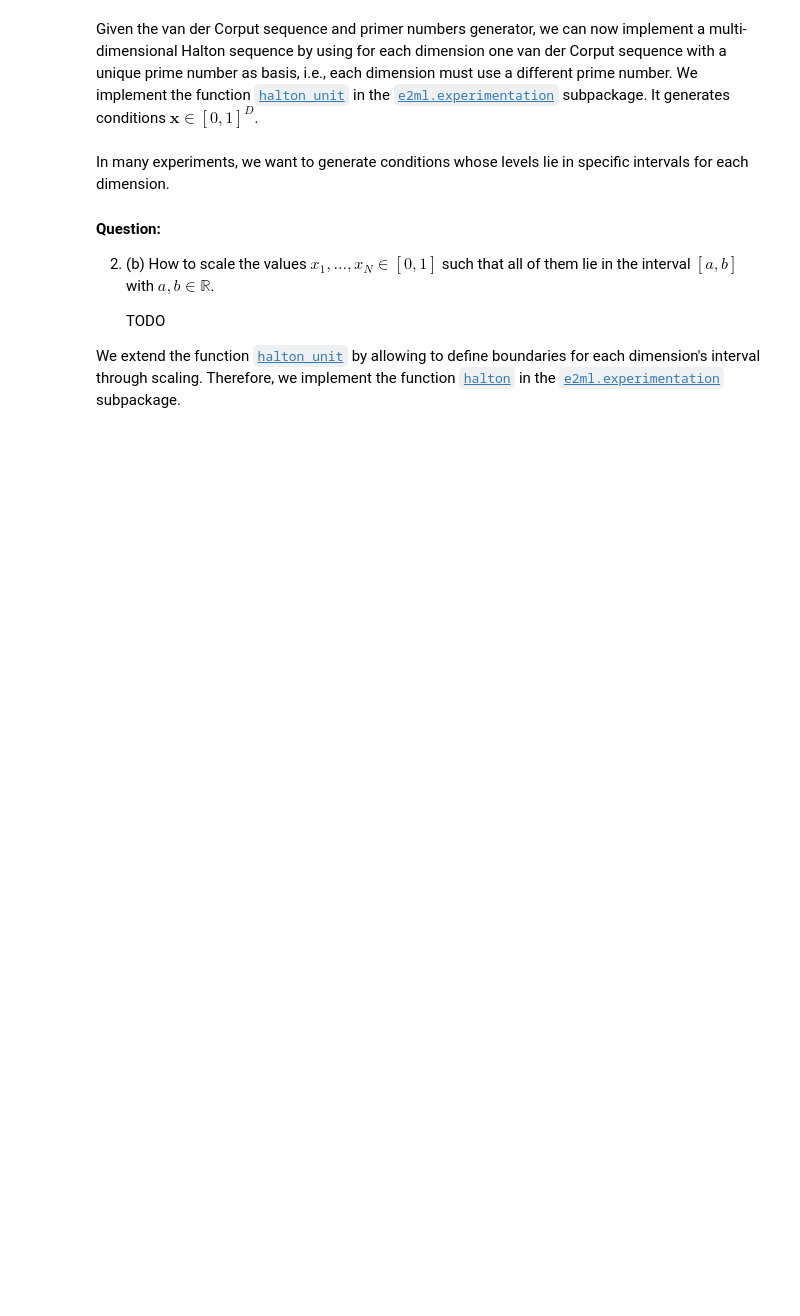
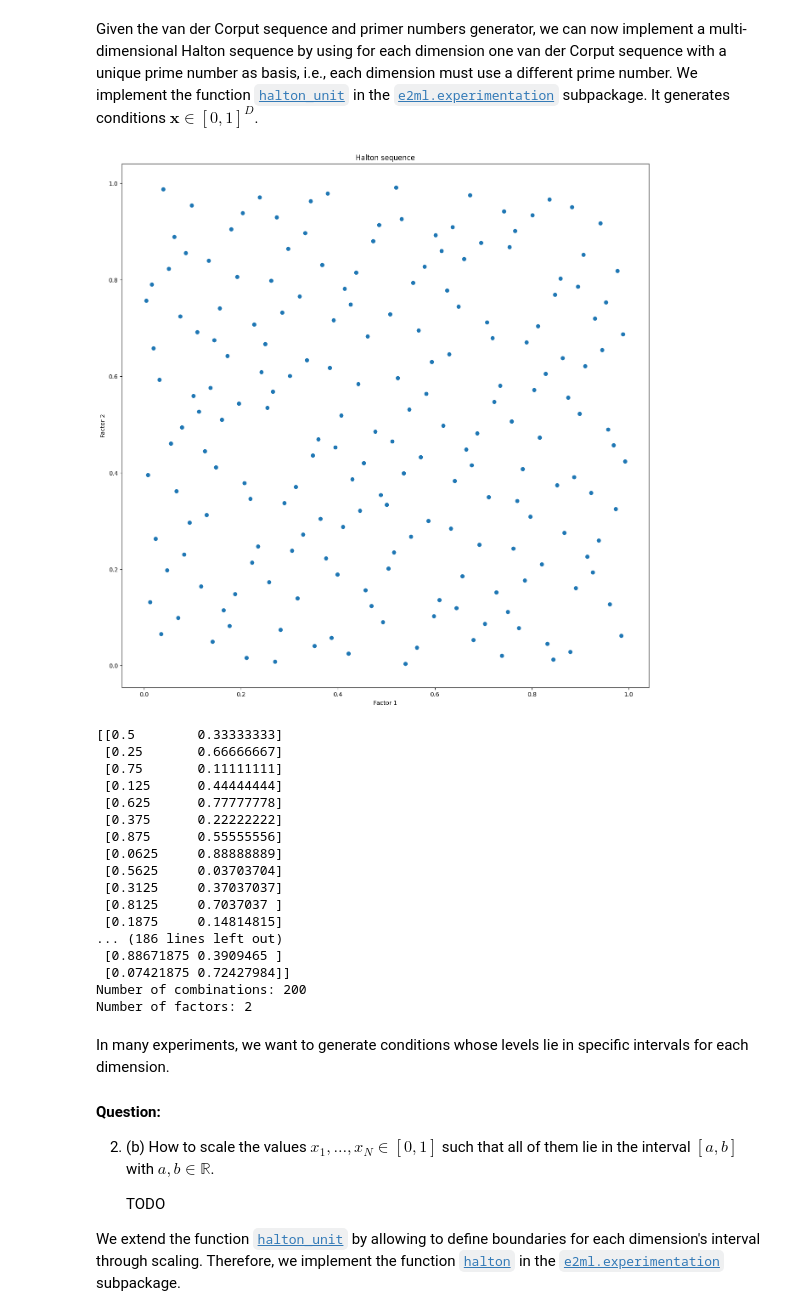
Before and after one commit to Liphip/e2ml, a Jupyter notebook: notebooks/06_classic_doe_II.ipynb, the cells around one changed output. Cells and saved outputs as stored; diff of their text form; code cells hidden in the pictures; blank space fills up the shorter version.

```diff
--- a/notebooks/06_classic_doe_II.ipynb
+++ b/notebooks/06_classic_doe_II.ipynb
@@ -115,3 +196,43 @@ from e2ml.experimentation import halton_unit
+# %%
+from e2ml.experimentation import halton_unit
+# Generate 200 two-dimensional conditions as `X` with the Halton sequence.
+X = halton_unit(200, 2)
+
+# Plot generated conditions.
+fig = plt.figure(figsize=(16, 16))
+plt.plot(X[:,0], X[:,1], 'o')
+plt.xlabel('Factor 1')
+plt.ylabel('Factor 2')
+plt.title('Halton sequence')
+plt.show()
+
+# Print the design matrix
+print(X)
+
+# Print the number of combinations
+print(f'Number of combinations: {X.shape[0]}')
+
+# Print the number of factors
+print(f'Number of factors: {X.shape[1]}')
+# %% [output]
+[figure, added]
+[[0.5        0.33333333]
+ [0.25       0.66666667]
+ [0.75       0.11111111]
+ [0.125      0.44444444]
+ [0.625      0.77777778]
+ [0.375      0.22222222]
+ [0.875      0.55555556]
+ [0.0625     0.88888889]
+ [0.5625     0.03703704]
+ [0.3125     0.37037037]
+ [0.8125     0.7037037 ]
+ [0.1875     0.14814815]
+... (186 lines left out)
+ [0.88671875 0.3909465 ]
+ [0.07421875 0.72427984]]
+Number of combinations: 200
+Number of factors: 2
 # %% [markdown]
 In many experiments, we want to generate conditions whose levels lie in specific intervals for each dimension.
 
```
Also changed, not shown: parts of 20 cells of this notebook, 3 other files.
